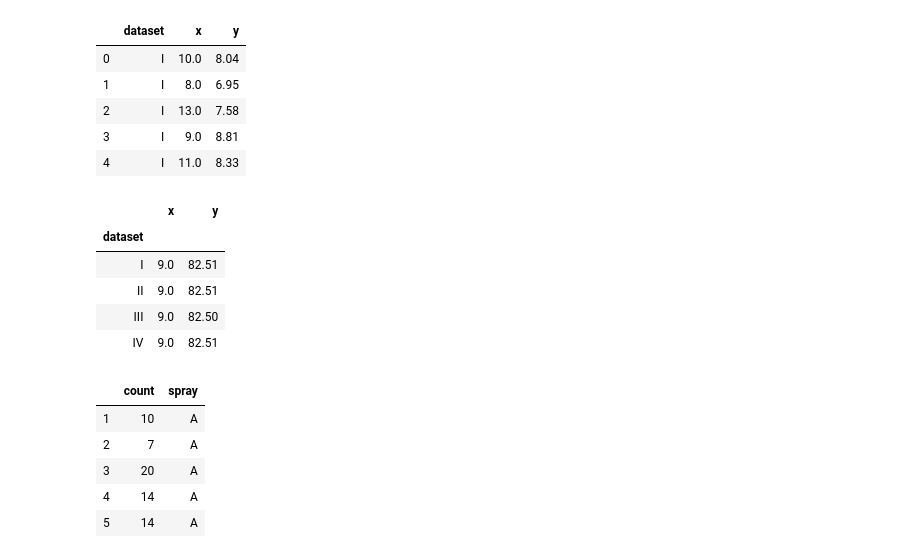
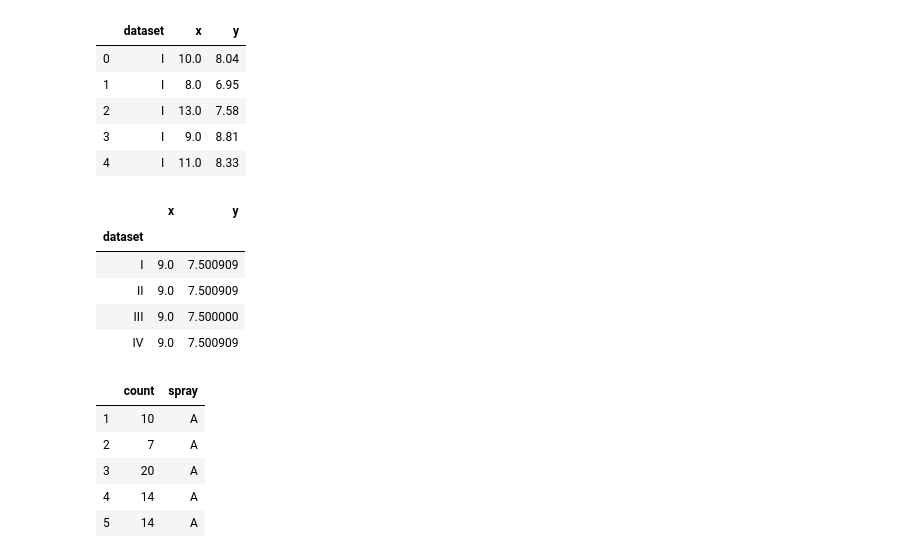
Before and after one commit to Johndsalas/coding_practice, a Jupyter notebook: seaborn_exersize.ipynb, the cells around one changed output. Cells and saved outputs as stored; diff of their text form; code cells hidden in the pictures.

```diff
--- a/seaborn_exersize.ipynb
+++ b/seaborn_exersize.ipynb
@@ -77,16 +77,14 @@ df.head()
 # %%
 # Use pandas to group the data by the dataset column, and calculate summary statistics for each dataset.
 # What do you notice?
 
-df = df.groupby('dataset').agg({'x':'mean','y':'sum'})
+df = df.groupby('dataset').agg({'x':'mean','y':'mean'})
 df
-
-sns.relplot()
 # %% [output]
 |  | x | y |
 | dataset |  |  |
-| I | 9.0 | 82.51 |
-| II | 9.0 | 82.51 |
-| III | 9.0 | 82.50 |
-| IV | 9.0 | 82.51 |
+| I | 9.0 | 7.500909 |
+| II | 9.0 | 7.500909 |
+| III | 9.0 | 7.500000 |
+| IV | 9.0 | 7.500909 |
 # %%
```
Also changed, not shown: parts of 10 cells of this notebook.
